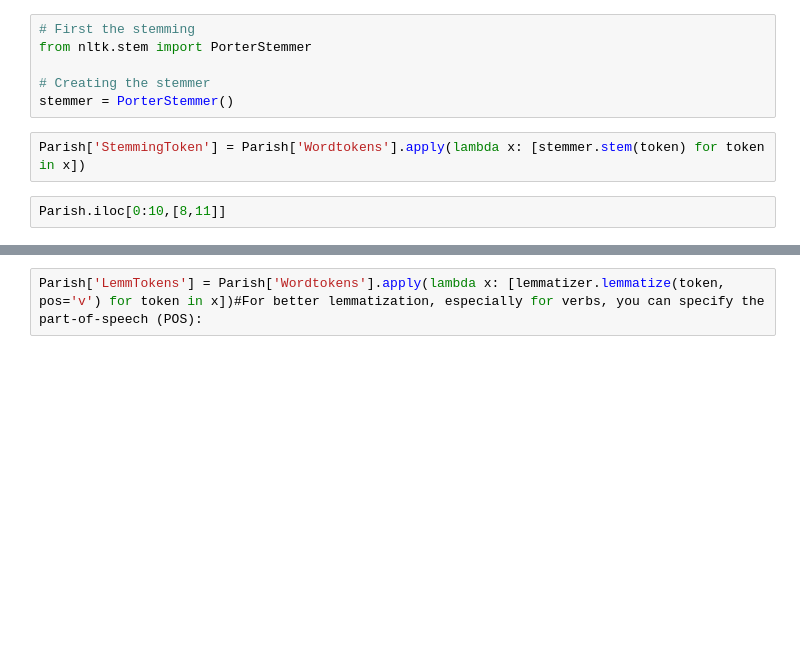
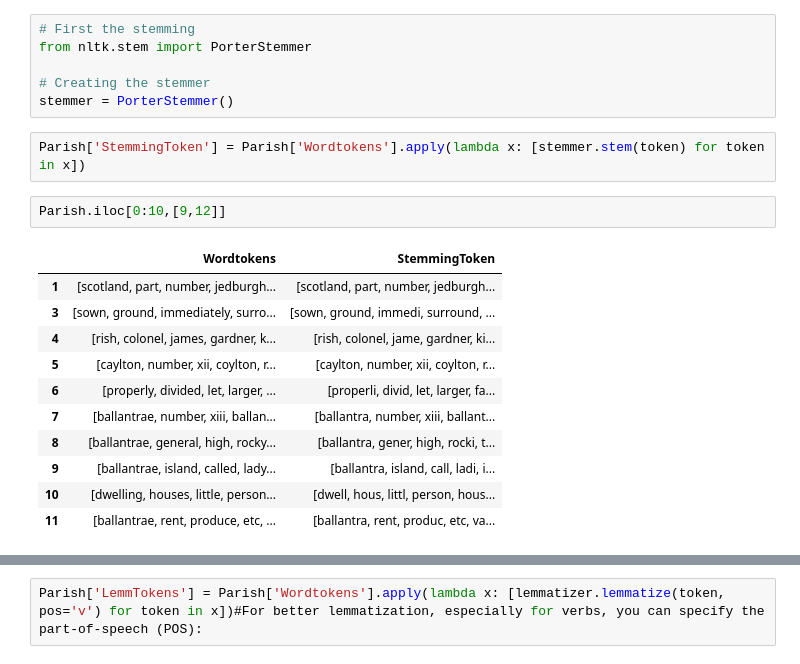
Before and after one commit to DCS-training/Text-Analysis-and-the-Humanities, a Jupyter notebook: Notebook1.ipynb, the cells around one changed output, grey strips where cells are left out. Saved outputs shown, nothing was run; the diff lists cells and outputs as text; blank space fills up the shorter version.

```diff
--- a/Notebook1.ipynb
+++ b/Notebook1.ipynb
@@ -466,7 +722,19 @@ stemmer = PorterStemmer()
 # %%
 Parish['StemmingToken'] = Parish['Wordtokens'].apply(lambda x: [stemmer.stem(token) for token in x])
 # %%
-Parish.iloc[0:10,[8,11]]
+Parish.iloc[0:10,[9,12]]
+# %% [output]
+|  | Wordtokens | StemmingToken |
+| 1 | [scotland, part, number, jedburgh... | [scotland, part, number, jedburgh... |
+| 3 | [sown, ground, immediately, surro... | [sown, ground, immedi, surround, ... |
+| 4 | [rish, colonel, james, gardner, k... | [rish, colonel, jame, gardner, ki... |
+| 5 | [caylton, number, xii, coylton, r... | [caylton, number, xii, coylton, r... |
+| 6 | [properly, divided, let, larger, ... | [properli, divid, let, larger, fa... |
+| 7 | [ballantrae, number, xiii, ballan... | [ballantra, number, xiii, ballant... |
+| 8 | [ballantrae, general, high, rocky... | [ballantra, gener, high, rocki, t... |
+| 9 | [ballantrae, island, called, lady... | [ballantra, island, call, ladi, i... |
+| 10 | [dwelling, houses, little, person... | [dwell, hous, littl, person, hous... |
+| 11 | [ballantrae, rent, produce, etc, ... | [ballantra, rent, produc, etc, va... |
 # %%
 # Now with Lemming
 from nltk.stem import WordNetLemmatizer
```
Also changed, not shown: parts of 52 cells of this notebook, 1 other file.
